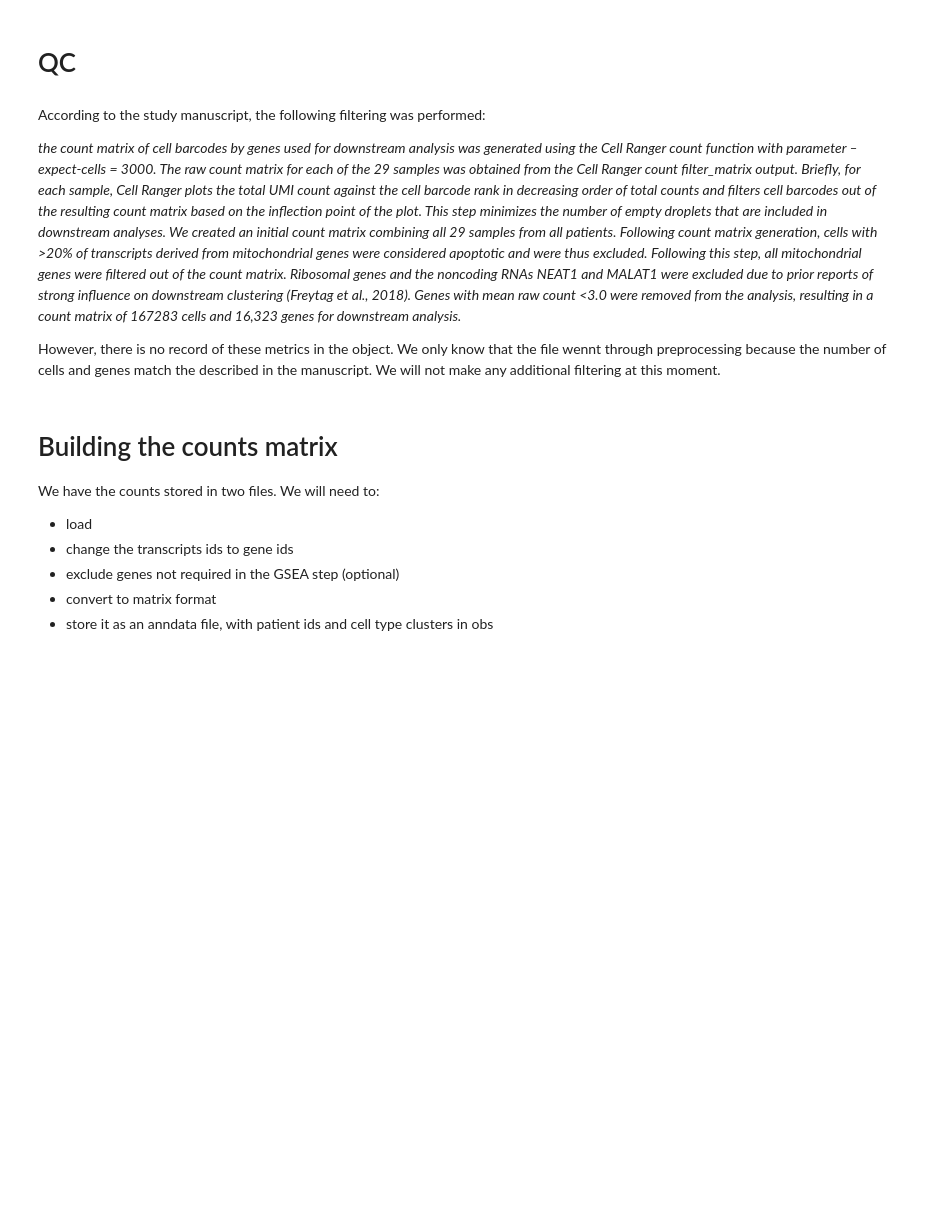
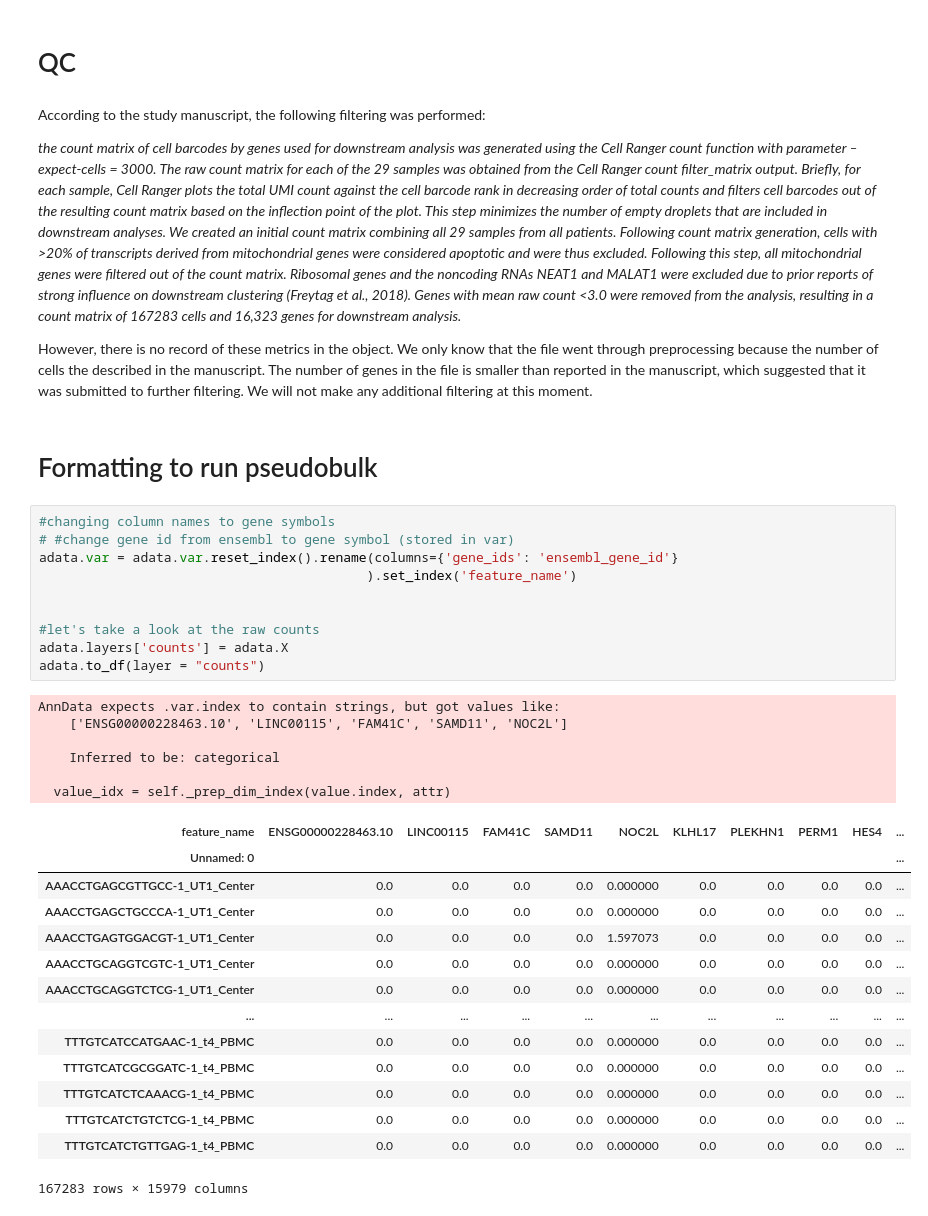
Before and after one commit to CRI-iAtlas/scRNAseq-dev, a Jupyter notebook: Krishna_2021/krishna_data_prep.ipynb, the cells around one changed output. Cells and saved outputs as stored; diff of their text form; blank space fills up the shorter version.

Commit message:
Update krishna data using h5ad from cellxgene

```diff
--- a/Krishna_2021/krishna_data_prep.ipynb
+++ b/Krishna_2021/krishna_data_prep.ipynb
@@ -101,15 +91,38 @@ According to the study manuscript, the following filtering was performed:
 *the count matrix of cell barcodes by genes used for downstream analysis was generated using the Cell Ranger count function with parameter –expect-cells = 3000. The raw count matrix for each of the 29 samples was obtained from the Cell Ranger count filter_matrix output. Briefly, for each sample, Cell Ranger plots the total UMI count against the cell barcode rank in decreasing order of total counts and filters cell barcodes out of the resulting count matrix based on the inflection point of the plot. This step minimizes the number of empty droplets that are included in downstream analyses. We created an initial count matrix combining all 29 samples from all patients. Following count matrix generation, cells with >20% of transcripts derived from mitochondrial genes were considered apoptotic and were thus excluded. Following this step, all mitochondrial genes were filtered out of the count matrix. Ribosomal genes and the noncoding RNAs NEAT1 and MALAT1 were excluded due to prior reports of strong influence on downstream clustering (Freytag et al., 2018). Genes with mean raw count <3.0 were removed from
 the analysis, resulting in a count matrix of 167283 cells and 16,323 genes for downstream analysis.*
 
-However, there is no record of these metrics in the object. We only know that the file wennt through preprocessing because the number of cells and genes match the described in the manuscript. We will not make any additional filtering at this moment.
+However, there is no record of these metrics in the object. We only know that the file went through preprocessing because the number of cells the described in the manuscript. The number of genes in the file is smaller than reported in the manuscript, which suggested that it was submitted to further filtering. We will not make any additional filtering at this moment.
 # %% [markdown]
-# Building the counts matrix
-
-We have the counts stored in two files. We will need to:
-
-- load
-- change the transcripts ids to gene ids
-- exclude genes not required in the GSEA step (optional)
-- convert to matrix format
-- store it as an anndata file, with patient ids and cell type clusters in obs
+# Formatting to run pseudobulk
+# %%
+#changing column names to gene symbols
+# #change gene id from ensembl to gene symbol (stored in var)
+adata.var = adata.var.reset_index().rename(columns={'gene_ids': 'ensembl_gene_id'}
+                                          ).set_index('feature_name')
+
+
+#let's take a look at the raw counts
+adata.layers['counts'] = adata.X
+adata.to_df(layer = "counts")
+# %% [output]
+AnnData expects .var.index to contain strings, but got values like:
+    ['ENSG00000228463.10', 'LINC00115', 'FAM41C', 'SAMD11', 'NOC2L']
+
+    Inferred to be: categorical
+
+  value_idx = self._prep_dim_index(value.index, attr)
+| feature_name | ENSG00000228463.10 | LINC00115 | FAM41C | SAMD11 | NOC2L | KLHL17 | PLEKHN1 | PERM1 | HES4 | ... |
+| Unnamed: 0 |  |  |  |  |  |  |  |  |  | ... |
+| AAACCTGAGCGTTGCC-1_UT1_Center | 0.0 | 0.0 | 0.0 | 0.0 | 0.000000 | 0.0 | 0.0 | 0.0 | 0.0 | ... |
+| AAACCTGAGCTGCCCA-1_UT1_Center | 0.0 | 0.0 | 0.0 | 0.0 | 0.000000 | 0.0 | 0.0 | 0.0 | 0.0 | ... |
+| AAACCTGAGTGGACGT-1_UT1_Center | 0.0 | 0.0 | 0.0 | 0.0 | 1.597073 | 0.0 | 0.0 | 0.0 | 0.0 | ... |
+| AAACCTGCAGGTCGTC-1_UT1_Center | 0.0 | 0.0 | 0.0 | 0.0 | 0.000000 | 0.0 | 0.0 | 0.0 | 0.0 | ... |
+| AAACCTGCAGGTCTCG-1_UT1_Center | 0.0 | 0.0 | 0.0 | 0.0 | 0.000000 | 0.0 | 0.0 | 0.0 | 0.0 | ... |
+| ... | ... | ... | ... | ... | ... | ... | ... | ... | ... | ... |
+| TTTGTCATCCATGAAC-1_t4_PBMC | 0.0 | 0.0 | 0.0 | 0.0 | 0.000000 | 0.0 | 0.0 | 0.0 | 0.0 | ... |
+| TTTGTCATCGCGGATC-1_t4_PBMC | 0.0 | 0.0 | 0.0 | 0.0 | 0.000000 | 0.0 | 0.0 | 0.0 | 0.0 | ... |
+| TTTGTCATCTCAAACG-1_t4_PBMC | 0.0 | 0.0 | 0.0 | 0.0 | 0.000000 | 0.0 | 0.0 | 0.0 | 0.0 | ... |
+| TTTGTCATCTGTCTCG-1_t4_PBMC | 0.0 | 0.0 | 0.0 | 0.0 | 0.000000 | 0.0 | 0.0 | 0.0 | 0.0 | ... |
+| TTTGTCATCTGTTGAG-1_t4_PBMC | 0.0 | 0.0 | 0.0 | 0.0 | 0.000000 | 0.0 | 0.0 | 0.0 | 0.0 | ... |
+167283 rows × 15979 columns
 # %%
```
Also changed, not shown: parts of 26 cells of this notebook, 1 other file.
